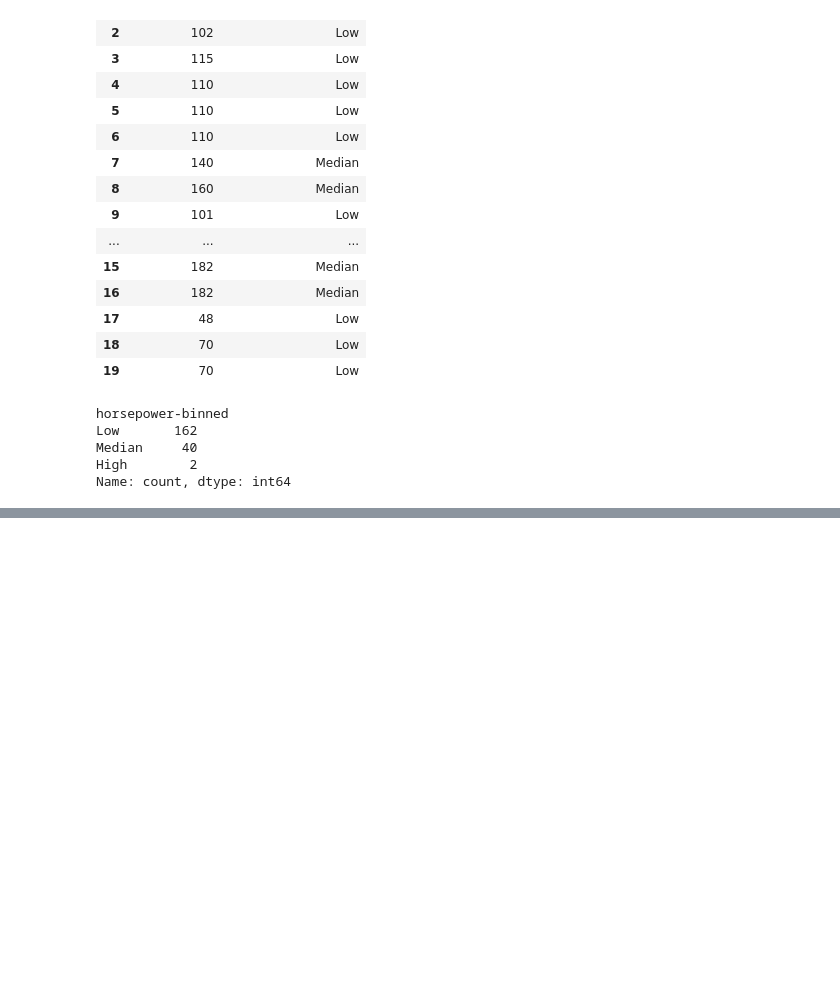
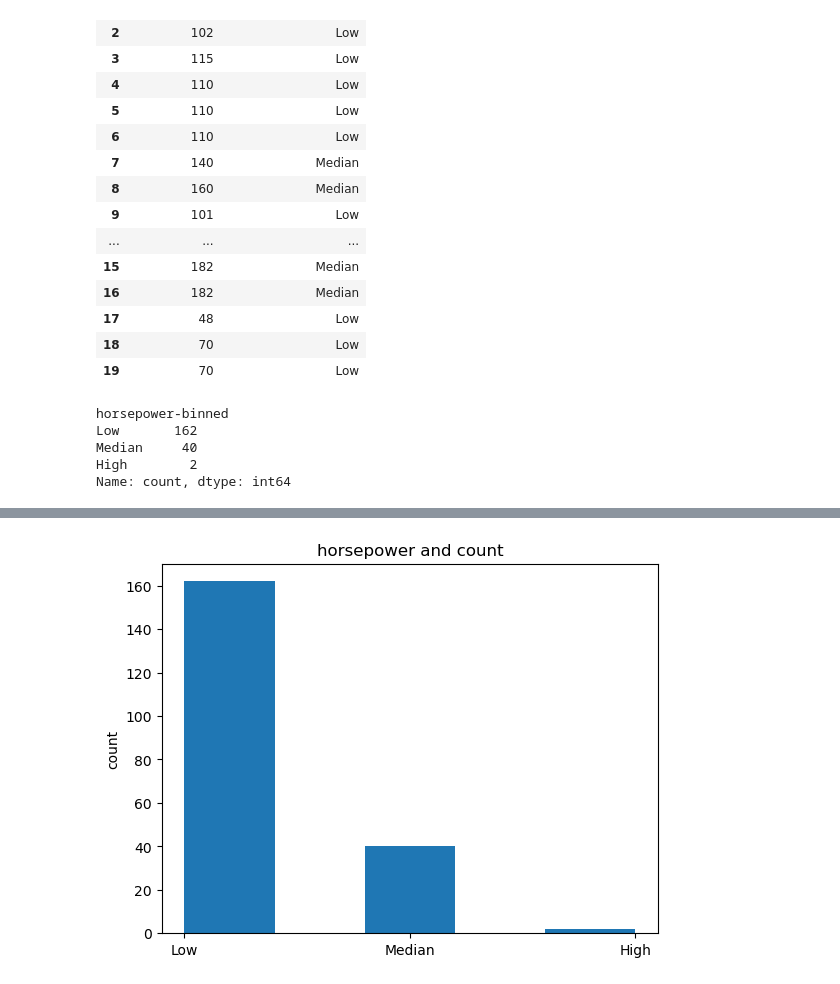
Before and after one commit to CyberWol-12/-Analyzing-Historical-Stock-Revenue-Data-and-Building-a-Dashboard, a Jupyter notebook: PYTHON_ANALYTICS_FULL_PRACTICE.IPYNB, the cells around one changed output, grey strips where cells are left out. Saved outputs shown, nothing was run; the diff lists cells and outputs as text; code cells hidden in the pictures; blank space fills up the shorter version.

```diff
--- a/PYTHON_ANALYTICS_FULL_PRACTICE.IPYNB
+++ b/PYTHON_ANALYTICS_FULL_PRACTICE.IPYNB
@@ -526,0 +535,7 @@ Name: count, dtype: int64
+# %%
+plt.hist(df['horsepower-binned'],bins = 5)
+plt.ylabel("count")
+plt.title("horsepower and count")
+plt.show()
+# %% [output]
+[figure, added]
```
Also changed, not shown: parts of 1 cell of this notebook.
